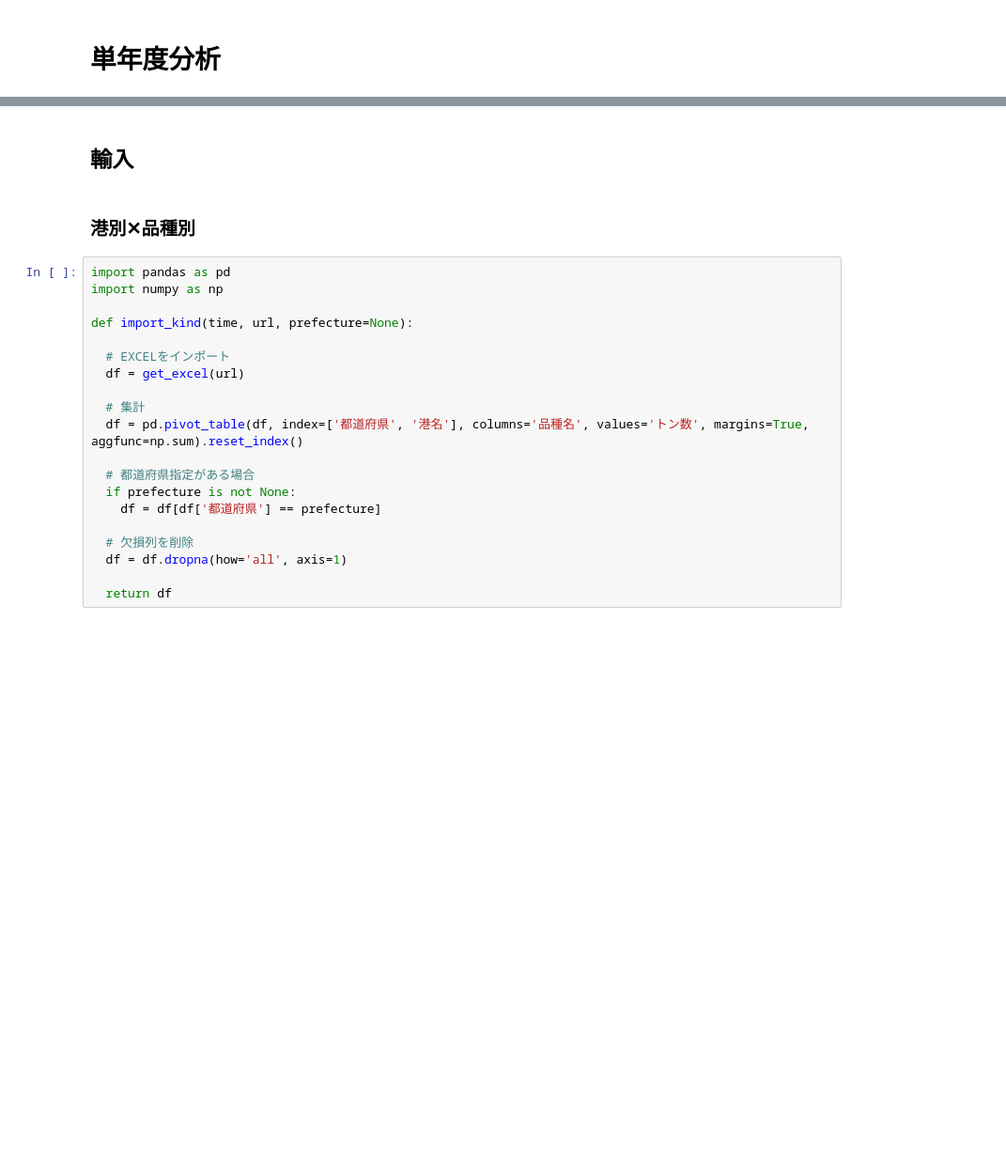
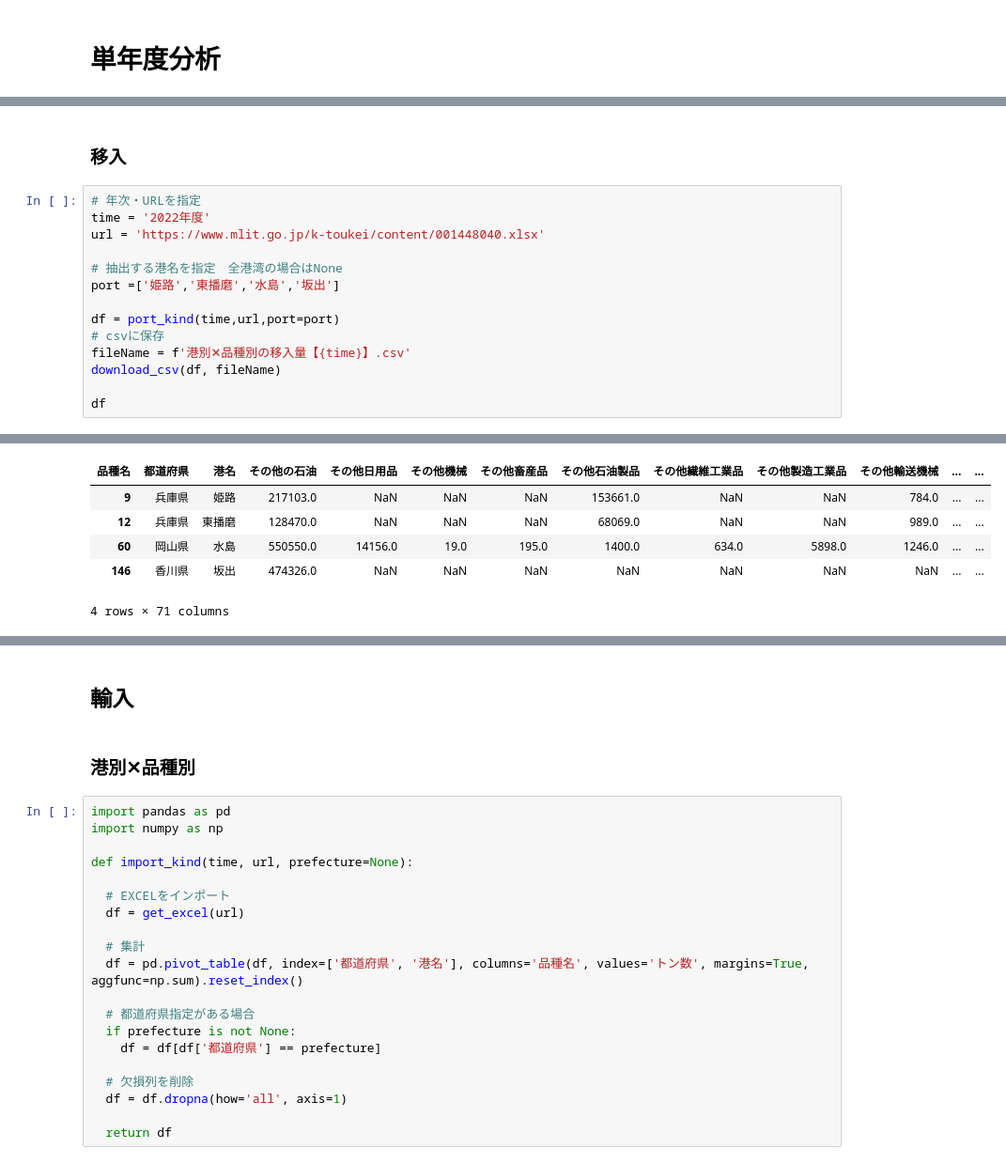
Before and after one commit to dicechick373/google-colab, a Jupyter notebook: 2022_kouwan/港湾統計（全国）.ipynb, the cells around one changed output, grey strips where cells are left out. Shown at 94% size. Drawn from its saved outputs; the diff is of its cells as text; blank space fills up the shorter version.

```diff
--- a/2022_kouwan/港湾統計（全国）.ipynb
+++ b/2022_kouwan/港湾統計（全国）.ipynb
@@ -48,0 +166,17 @@ def download_csv(df, fileName):
+# %% [markdown]
+### 移入
+# %%
+# 年次・URLを指定
+time = '2022年度'
+url = 'https://www.mlit.go.jp/k-toukei/content/001448040.xlsx'
+
+# 抽出する港名を指定　全港湾の場合はNone
+port =['姫路','東播磨','水島','坂出']
+
+df = port_kind(time,url,port=port)
+# csvに保存
+fileName = f'港別✕品種別の移入量【{time}】.csv'
+download_csv(df, fileName)
+
+df
+# %% [output]
@@ -48,0 +185,6 @@ def download_csv(df, fileName):
+| 品種名 | 都道府県 | 港名 | その他の石油 | その他日用品 | その他機械 | その他畜産品 | その他石油製品 | その他繊維工業品 | その他製造工業品 | その他輸送機械 | ... | ... |
+| 9 | 兵庫県 | 姫路 | 217103.0 | NaN | NaN | NaN | 153661.0 | NaN | NaN | 784.0 | ... | ... |
+| 12 | 兵庫県 | 東播磨 | 128470.0 | NaN | NaN | NaN | 68069.0 | NaN | NaN | 989.0 | ... | ... |
+| 60 | 岡山県 | 水島 | 550550.0 | 14156.0 | 19.0 | 195.0 | 1400.0 | 634.0 | 5898.0 | 1246.0 | ... | ... |
+| 146 | 香川県 | 坂出 | 474326.0 | NaN | NaN | NaN | NaN | NaN | NaN | NaN | ... | ... |
+4 rows × 71 columns
```
Also changed, not shown: parts of 16 cells of this notebook.
